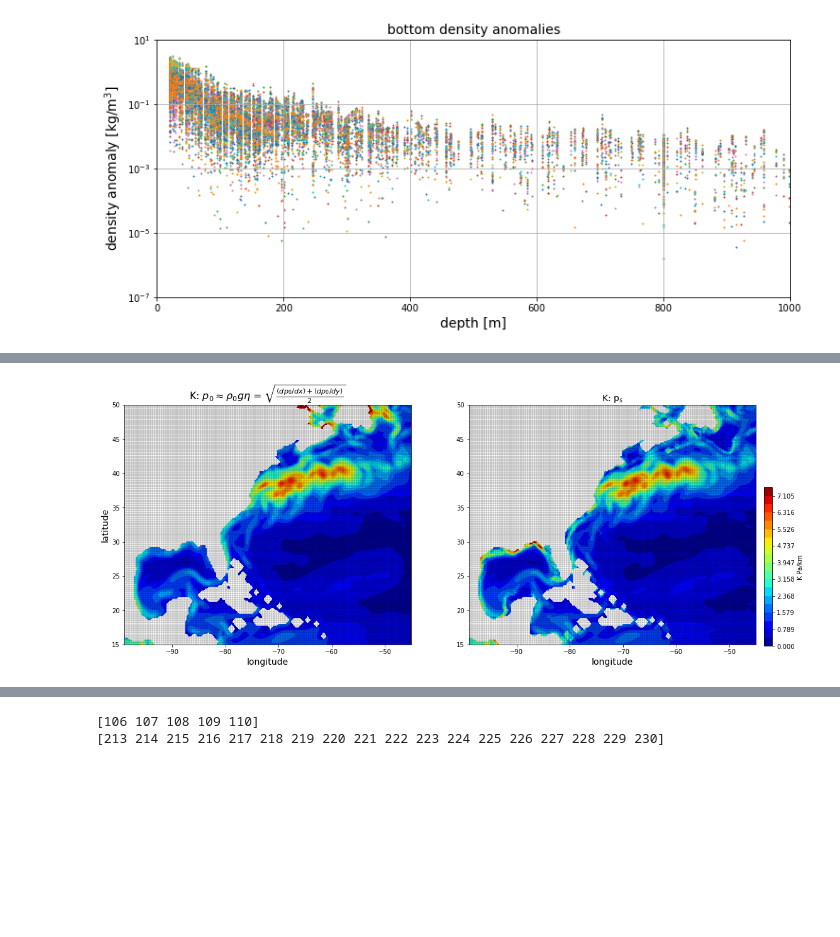
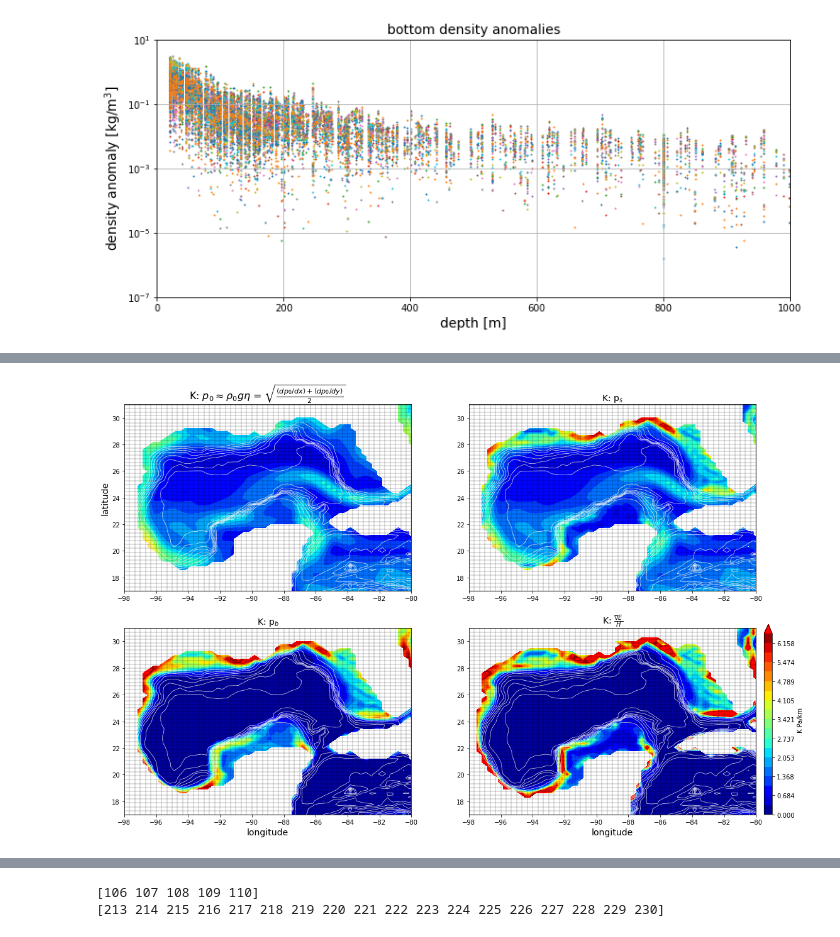
Before and after one commit to jakesteinberg/nasa_ostst, a Jupyter notebook: gradients.ipynb, the cells around one changed output, grey strips where cells are left out. Saved outputs shown, nothing was run; the diff lists cells and outputs as text; code cells hidden in the pictures; blank space fills up the shorter version.

```diff
--- a/gradients.ipynb
+++ b/gradients.ipynb
@@ -101,20 +104,28 @@ g = 9.81
 rho0 = 1035
 # -- SLA --
 ssh_anom = ecco_monthly_ds.ETAN-ecco_monthly_ds.ETAN.mean(dim='time')
-p = ssh_anom.polyfit(dim='time', deg=1)
-ssh_a_trend = xr.polyval(ssh_anom['time'], p.polyfit_coefficients)
+pssh = ssh_anom.polyfit(dim='time', deg=1)
+ssh_a_trend = xr.polyval(ssh_anom['time'], pssh.polyfit_coefficients)
 ssh_a_detrend = ssh_anom - ssh_a_trend
 s_press = rho0*g*(ssh_a_detrend)
 s_press = s_press.where(ecco_monthly_ds.hFacC.isel(tile=tile_num,k=0) !=0, np.nan)
+# -- OBP --
+obp_cor = 1029*(ecco_monthly_ds.PHIBOT + g*dep)
+obp_anom = obp_cor-obp_cor.mean(dim='time')
+pobp = obp_anom.polyfit(dim='time', deg=1)
+obp_a_trend = xr.polyval(obp_anom['time'], pobp.polyfit_coefficients)
+obp_a_detrend = obp_anom - obp_a_trend
+obp = (obp_a_detrend)
+obp = obp.where(ecco_monthly_ds.hFacC.isel(tile=tile_num,k=0) !=0, np.nan)
 # -- Steric Height --
-ds_den = xr.concat([ds_den01.steric_p, ds_den11.steric_p, ds_den21.steric_p], dim="time")
+ds_den = xr.concat([ds_den01.steric_p, ds_den11.steric_p, ds_den21.steric_p, ds_den31.steric_p, ds_den41.steric_p], dim="time")
 ster_a = 1*(ds_den-ds_den.mean(dim='time'))
-p = ster_a.polyfit(dim='time', deg=1)
-ster_a_trend = xr.polyval(ster_a['time'], p.polyfit_coefficients)
+pster = ster_a.polyfit(dim='time', deg=1)
+ster_a_trend = xr.polyval(ster_a['time'], pster.polyfit_coefficients)
 ster_a_detrend = ster_a - ster_a_trend
 ster = ster_a_detrend.where(ecco_monthly_ds.hFacC.isel(tile=tile_num,k=0) !=0, np.nan)
 # -- density anomalies (my estimate) --
-ds_den_r = xr.concat([ds_den01.rho, ds_den11.rho, ds_den21.rho], dim="time")
+ds_den_r = xr.concat([ds_den01.rho, ds_den11.rho, ds_den21.rho, ds_den31.rho, ds_den41.rho], dim="time")
 rho_a = ds_den_r - ds_den_r.mean(dim='time')
 p = rho_a.polyfit(dim='time', deg=1)
 rho_a_trend = xr.polyval(rho_a['time'], p.polyfit_coefficients)
@@ -648,35 +563,59 @@ cb = f.colorbar(cc, cax=cax, orientation='vertical', extend='both', label='gradi
 # %%
-f, (ax1,ax2) = plt.subplots(1,2,figsize=(18,7))
-maxlim = 7.5
+f, ax = plt.subplots(2,2,figsize=(18,12))
+maxlim = 6.5
 tile_to_plot = K_eta
 tile_to_plot= tile_to_plot.where(ecco_monthly_ds.hFacC.isel(tile=tile_num,k=0) !=0, np.nan)
-Kc = ax1.contourf(lons, lats, tile_to_plot, np.linspace(0, maxlim, 20,endpoint=True), cmap='jet', vmin=0, vmax=maxlim)
+Kc = ax[0,0].contourf(lons, lats, tile_to_plot, np.linspace(0, maxlim, 20,endpoint=True), cmap='jet', vmin=0, vmax=maxlim, extend='max')
 # Kc = ax1.pcolor(lons, lats, tile_to_plot, cmap='jet', vmin=0, vmax=maxlim)
-ax1.plot(ecco_monthly_ds.XG.isel(tile=tile_num), ecco_monthly_ds.YG.isel(tile=tile_num),'k-', linewidth=0.25)
-ax1.plot(ecco_monthly_ds.XG.isel(tile=tile_num).T, ecco_monthly_ds.YG.isel(tile=tile_num).T,'k-', linewidth=0.25)
+ax[0,0].contour(lons, lats, dep.isel(tile=tile_num), np.concatenate((np.arange(0,1750,250), np.arange(2000,6000,1000))), \
+           linewidths=0.65, colors='w')
+ax[0,0].plot(ecco_monthly_ds.XG.isel(tile=tile_num), ecco_monthly_ds.YG.isel(tile=tile_num),'k-', linewidth=0.25)
+ax[0,0].plot(ecco_monthly_ds.XG.isel(tile=tile_num).T, ecco_monthly_ds.YG.isel(tile=tile_num).T,'k-', linewidth=0.25)
 # ax1.scatter(ocx, ocy, s=4, color='r')
-ax1.set_title(r'K: $p_0 \approx \rho_0 g \eta$ = $\sqrt{ \frac{ \langle d p_0 /dx \rangle + \langle d p_0 /dy \rangle}{2}}$', fontsize=16)
-ax1.set_xlabel('longitude', fontsize=14)
-ax1.set_ylabel('latitude', fontsize=14)
-ax1.set_xlim(lon_range); ax1.set_ylim(lat_range);
+ax[0,0].set_title(r'K: $p_0 \approx \rho_0 g \eta$ = $\sqrt{ \frac{ \langle d p_0 /dx \rangle + \langle d p_0 /dy \rangle}{2}}$', fontsize=16)
+ax[0,0].set_ylabel('latitude', fontsize=14);
+ax[0,0].set_xlim(lon_range); ax[0,0].set_ylim(lat_range);
 
 tile_to_plot = K_ster
 tile_to_plot= tile_to_plot.where(ecco_monthly_ds.hFacC.isel(tile=tile_num,k=0) !=0, np.nan)
-Kc = ax2.contourf(lons, lats, tile_to_plot, np.linspace(0, maxlim, 20,endpoint=True), cmap='jet', vmin=0, vmax=maxlim)
+Kc = ax[0,1].contourf(lons, lats, tile_to_plot, np.linspace(0, maxlim, 20,endpoint=True), cmap='jet', vmin=0, vmax=maxlim, extend='max')
 # Kc = ax2.pcolor(lons, lats, tile_to_plot, cmap='jet', vmin=0, vmax=maxlim)
-ax2.plot(ecco_monthly_ds.XG.isel(tile=tile_num), ecco_monthly_ds.YG.isel(tile=tile_num),'k-', linewidth=0.25)
-ax2.plot(ecco_monthly_ds.XG.isel(tile=tile_num).T, ecco_monthly_ds.YG.isel(tile=tile_num).T,'k-', linewidth=0.25)
+ax[0,1].contour(lons, lats, dep.isel(tile=tile_num), np.concatenate((np.arange(0,1750,250), np.arange(2000,6000,1000))), \
+           linewidths=0.65, colors='w')
+ax[0,1].plot(ecco_monthly_ds.XG.isel(tile=tile_num), ecco_monthly_ds.YG.isel(tile=tile_num),'k-', linewidth=0.25)
+ax[0,1].plot(ecco_monthly_ds.XG.isel(tile=tile_num).T, ecco_monthly_ds.YG.isel(tile=tile_num).T,'k-', linewidth=0.25)
 # ax2.scatter(ocx, ocy, s=4, color='r')
-ax2.set_title('K: p$_s$', fontsize=14)
-ax2.set_xlabel('longitude', fontsize=14)
-ax2.set_xlim(lon_range); ax2.set_ylim(lat_range);
+ax[0,1].set_title('K: p$_s$', fontsize=14);
+ax[0,1].set_xlim(lon_range); ax[0,1].set_ylim(lat_range);
 
-cbpos = [0.91, 0.12, 0.01, 0.5]
+tile_to_plot = K_obp
+tile_to_plot= tile_to_plot.where(ecco_monthly_ds.hFacC.isel(tile=tile_num,k=0) !=0, np.nan)
+Kc = ax[1,0].contourf(lons, lats, tile_to_plot, np.linspace(0, maxlim, 20,endpoint=True), cmap='jet', vmin=0, vmax=maxlim, extend='max')
+# Kc = ax2.pcolor(lons, lats, tile_to_plot, cmap='jet', vmin=0, vmax=maxlim)
+ax[1,0].contour(lons, lats, dep.isel(tile=tile_num), np.concatenate((np.arange(0,1750,250),np.arange(2000,6000,1000))),linewidths=0.65,colors='w')
+ax[1,0].plot(ecco_monthly_ds.XG.isel(tile=tile_num), ecco_monthly_ds.YG.isel(tile=tile_num),'k-', linewidth=0.25)
+ax[1,0].plot(ecco_monthly_ds.XG.isel(tile=tile_num).T, ecco_monthly_ds.YG.isel(tile=tile_num).T,'k-', linewidth=0.25)
+# ax2.scatter(ocx, ocy, s=4, color='r')
+ax[1,0].set_title('K: p$_b$', fontsize=14); ax[1,0].set_xlabel('longitude', fontsize=14); ax[0,0].set_ylabel('latitude', fontsize=14);
+ax[1,0].set_xlim(lon_range); ax[1,0].set_ylim(lat_range);
+
+tile_to_plot = K_D
+tile_to_plot= tile_to_plot.where(ecco_monthly_ds.hFacC.isel(tile=tile_num,k=0) !=0, np.nan)
+Kc = ax[1,1].contourf(lons, lats, tile_to_plot, np.linspace(0, maxlim, 20,endpoint=True), cmap='jet', vmin=0, vmax=maxlim, extend='max')
+# Kc = ax2.pcolor(lons, lats, tile_to_plot, cmap='jet', vmin=0, vmax=maxlim)
+ax[1,1].contour(lons, lats, dep.isel(tile=tile_num), np.concatenate((np.arange(0,1750,250),np.arange(2000,6000,1000))),linewidths=0.65,colors='w')
+ax[1,1].plot(ecco_monthly_ds.XG.isel(tile=tile_num), ecco_monthly_ds.YG.isel(tile=tile_num),'k-', linewidth=0.25)
+ax[1,1].plot(ecco_monthly_ds.XG.isel(tile=tile_num).T, ecco_monthly_ds.YG.isel(tile=tile_num).T,'k-', linewidth=0.25)
+# ax2.scatter(ocx, ocy, s=4, color='r')
+ax[1,1].set_title(r'K: $\frac{\nabla E}{H}$', fontsize=14); ax[1,1].set_xlabel('longitude', fontsize=14)
+ax[1,1].set_xlim(lon_range); ax[1,1].set_ylim(lat_range);
+
+cbpos = [0.91, 0.125, 0.01, 0.35]
 cax = f.add_axes(cbpos)
 cb = f.colorbar(Kc, cax=cax, orientation='vertical', extend='both', label='K Pa/km')
-f.savefig('/Users/jakesteinberg/Documents/NASA_OSTST/meetings/2022_02_04/K_270_eta_steric.jpg', dpi=250)
+f.savefig('/Users/jakesteinberg/Documents/NASA_OSTST/meetings/2022_02_17/K_270.jpg', dpi=250)
 # %% [output]
-[figure, old version]
+[figure, new version]
 # %%
 skill = 1 - (((deta_dx.isel(tile=tile_num) - dster_dx).var(dim='time') + \
              (deta_dy.isel(tile=tile_num) - dster_dy).var(dim='time')) / ((deta_dx.isel(tile=tile_num)).var(dim='time') + (deta_dy.isel(tile=tile_num)).var(dim='time')))
```
Also changed, not shown: parts of 25 cells of this notebook, 3 other files.
